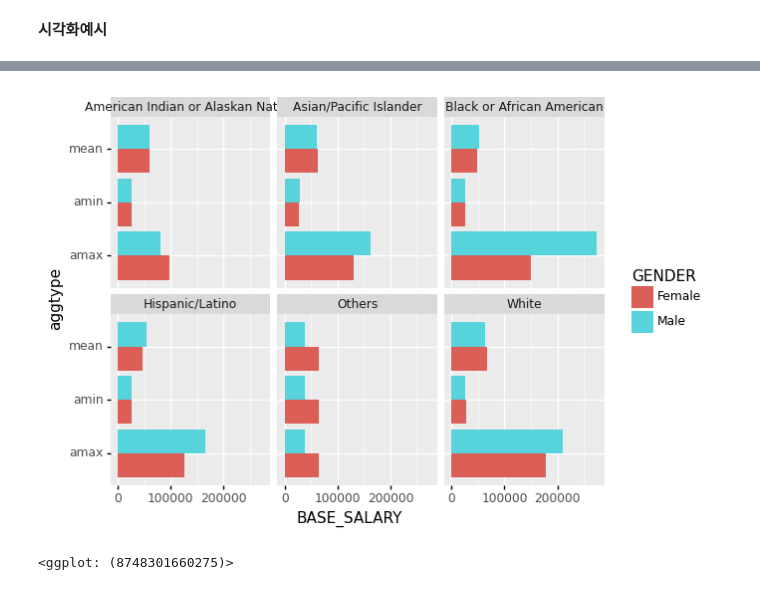
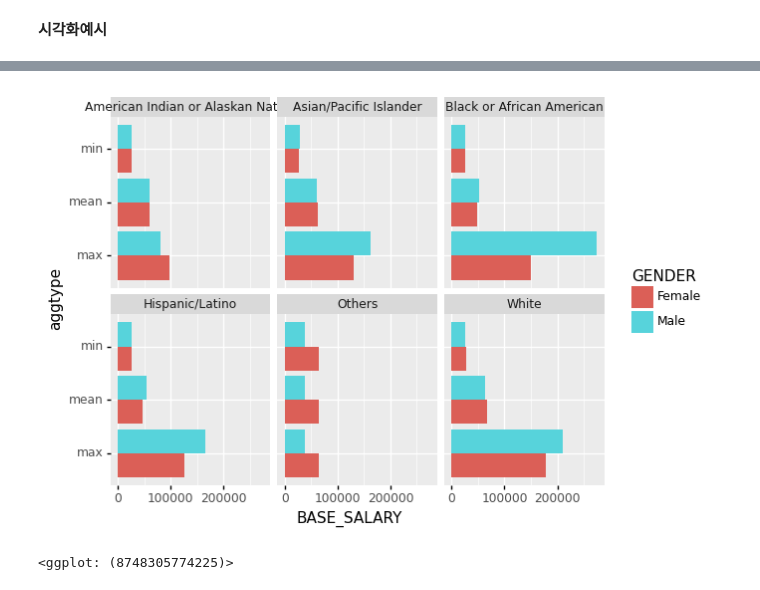
Before and after one commit to guebin/2021DV, a Jupyter notebook: _notebooks/2021-11-05-(A2) 데이터 시각화 중간고사 예상문제.ipynb, the cells around one changed output, grey strips where cells are left out. Drawn from its saved outputs; the diff is of its cells as text; code cells hidden in the pictures.

```diff
--- a/_notebooks/2021-11-05-(A2) 데이터 시각화 중간고사 예상문제.ipynb
+++ b/_notebooks/2021-11-05-(A2) 데이터 시각화 중간고사 예상문제.ipynb
@@ -182,9 +141,9 @@ df.groupby(['RACE','GENDER']).agg({'BASE_SALARY': [np.mean,np.max,np.min]}).stac
 # %%
 #hide
-tidy=df.groupby(['RACE','GENDER']).agg({'BASE_SALARY': [np.mean,np.max,np.min]}).stack().reset_index().rename(columns={'level_2':'aggtype'})
+tidy=df.groupby(['RACE','GENDER']).agg({'BASE_SALARY': [np.mean,max,min]}).stack().reset_index().rename(columns={'level_2':'aggtype'})
 fig=ggplot(tidy)
 bar=geom_bar(aes(x='aggtype',y='BASE_SALARY',fill='GENDER'),stat='identity',position='dodge')
 fig+bar+coord_flip()+facet_wrap(facets="RACE")
 # %% [output]
-[figure, old version]
+[figure, new version]
-<ggplot: (8748301660275)>
+<ggplot: (8748305774225)>
```
Also changed, not shown: parts of 5 cells of this notebook.
